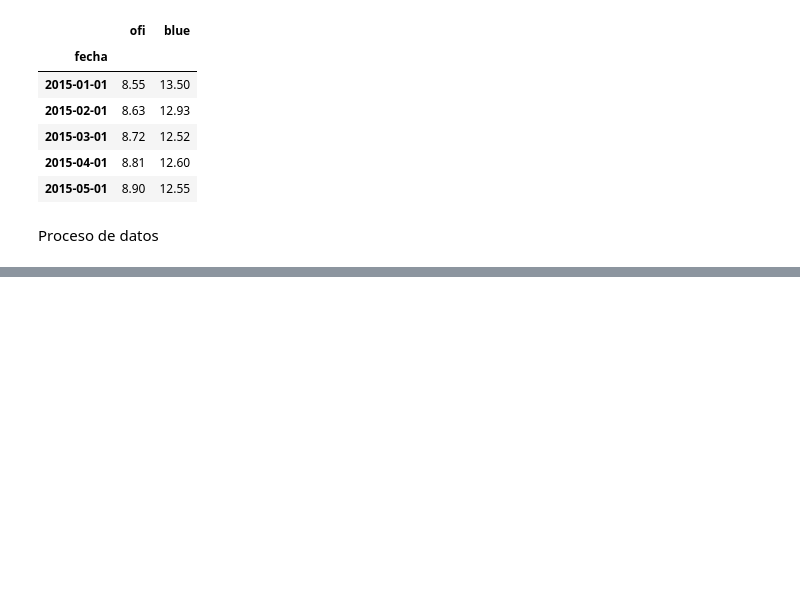
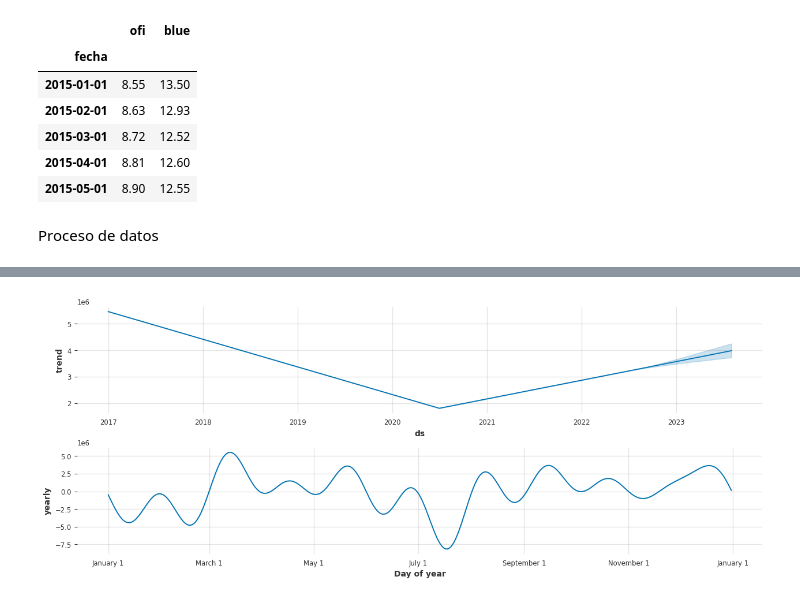
Before and after one commit to waldof86/AST, a Jupyter notebook: TP2/TP2.ipynb, the cells around one changed output, grey strips where cells are left out. Saved outputs shown, nothing was run; the diff lists cells and outputs as text; code cells hidden in the pictures; blank space fills up the shorter version.

```diff
--- a/TP2/TP2.ipynb
+++ b/TP2/TP2.ipynb
@@ -388,0 +567,6 @@ df_vent = pd.merge(df_vent, df_clima, left_on='Periodo', right_on='fecha', how='
+# %%
+fig2 = m.plot_components(forecast)
+fig2.set_figheight(5)
+fig2.set_figwidth(13)
+# %% [output]
+[figure, added]
```
Also changed, not shown: parts of 35 cells of this notebook, 13 other files.
